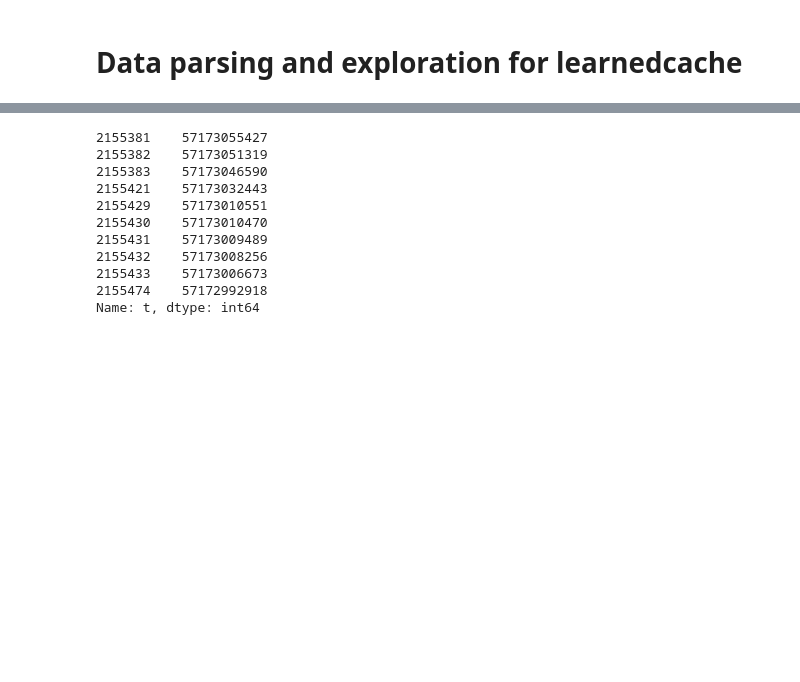
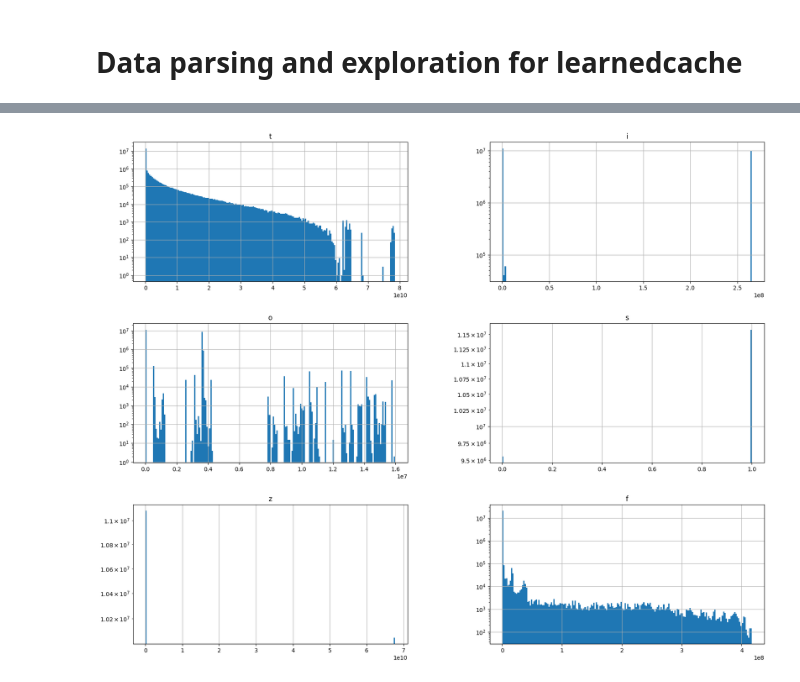
Before and after one commit to JayAndJef/learnedcache, a Jupyter notebook: parsing.ipynb, the cells around one changed output, grey strips where cells are left out. Cells and saved outputs as stored; diff of their text form; code cells hidden in the pictures; blank space fills up the shorter version.

```diff
--- a/parsing.ipynb
+++ b/parsing.ipynb
@@ -89,15 +104,5 @@ plt.show()
 # %%
-highest_10_unique_times = df['t'].drop_duplicates().nlargest(10)
-highest_10_unique_times
+df.hist(figsize=(20,16), bins=200, log=True)
+plt.show()
 # %% [output]
-2155381    57173055427
-2155382    57173051319
-2155383    57173046590
-2155421    57173032443
-2155429    57173010551
-2155430    57173010470
-2155431    57173009489
-2155432    57173008256
-2155433    57173006673
-2155474    57172992918
-Name: t, dtype: int64
+[figure, added]
```
Also changed, not shown: parts of 14 cells of this notebook, 6 other files.
